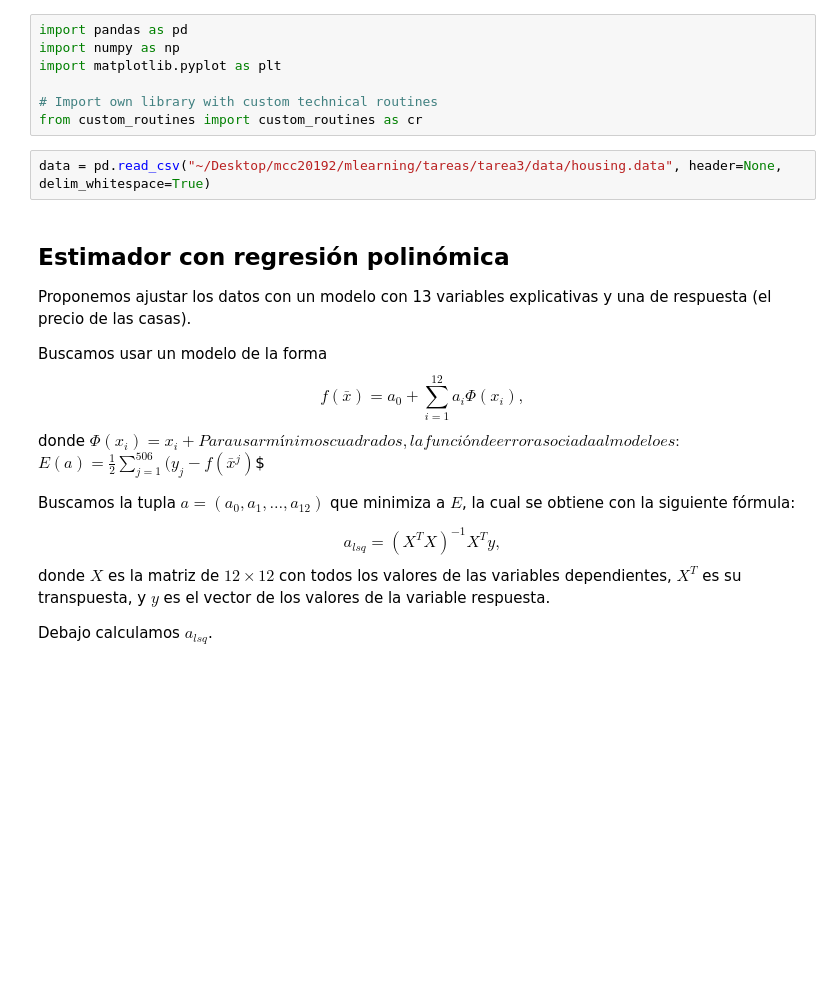
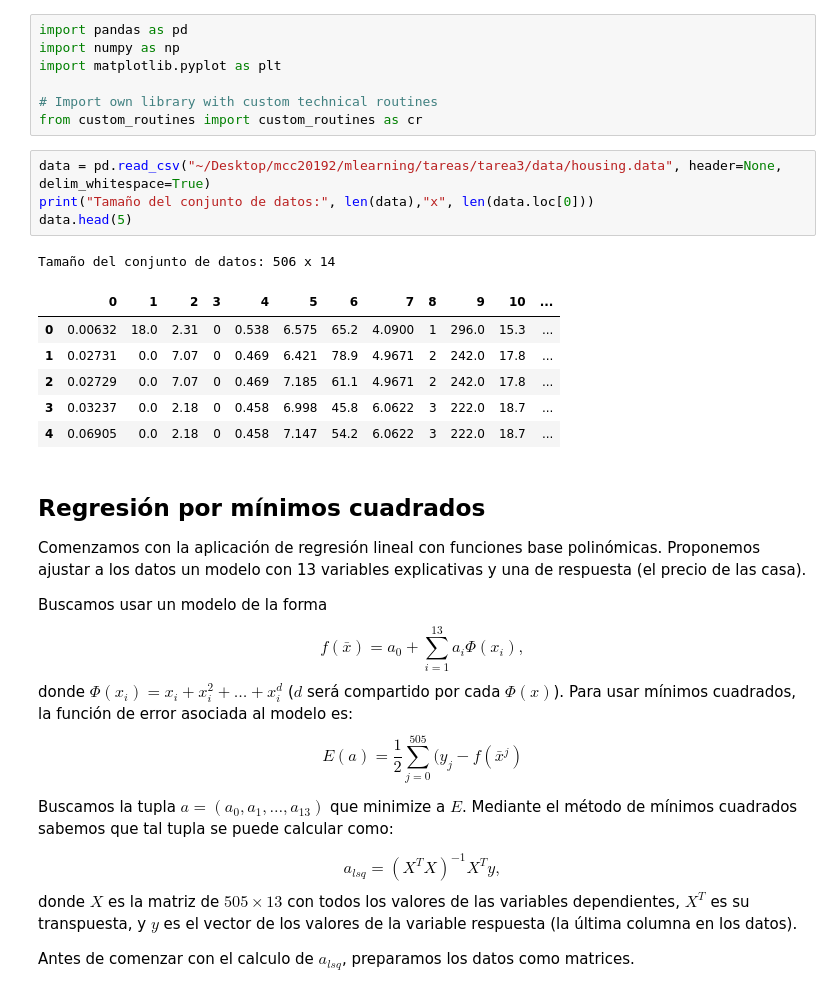
Before and after one commit to erickgrm/machine-learning, a Jupyter notebook: tareas/tarea3/problema1_t2.ipynb, the cells around one changed output. Saved outputs shown, nothing was run; the diff lists cells and outputs as text; blank space fills up the shorter version.

```diff
--- a/tareas/tarea3/problema1_t2.ipynb
+++ b/tareas/tarea3/problema1_t2.ipynb
@@ -9,19 +12,29 @@ import matplotlib.pyplot as plt
 from custom_routines import custom_routines as cr
 # %%
 data = pd.read_csv("~/Desktop/mcc20192/mlearning/tareas/tarea3/data/housing.data", header=None, delim_whitespace=True)
+print("Tamaño del conjunto de datos:", len(data),"x", len(data.loc[0]))
+data.head(5)
+# %% [output]
+Tamaño del conjunto de datos: 506 x 14
+|  | 0 | 1 | 2 | 3 | 4 | 5 | 6 | 7 | 8 | 9 | 10 | ... |
+| 0 | 0.00632 | 18.0 | 2.31 | 0 | 0.538 | 6.575 | 65.2 | 4.0900 | 1 | 296.0 | 15.3 | ... |
+| 1 | 0.02731 | 0.0 | 7.07 | 0 | 0.469 | 6.421 | 78.9 | 4.9671 | 2 | 242.0 | 17.8 | ... |
+| 2 | 0.02729 | 0.0 | 7.07 | 0 | 0.469 | 7.185 | 61.1 | 4.9671 | 2 | 242.0 | 17.8 | ... |
+| 3 | 0.03237 | 0.0 | 2.18 | 0 | 0.458 | 6.998 | 45.8 | 6.0622 | 3 | 222.0 | 18.7 | ... |
+| 4 | 0.06905 | 0.0 | 2.18 | 0 | 0.458 | 7.147 | 54.2 | 6.0622 | 3 | 222.0 | 18.7 | ... |
 # %% [markdown]
-## Estimador con regresión polinómica
-Proponemos ajustar los datos con un modelo con 13 variables explicativas y una de respuesta (el precio de las casas).
+## Regresión por mínimos cuadrados
+Comenzamos con la aplicación de regresión lineal con funciones base polinómicas. Proponemos ajustar a los datos un modelo con 13 variables explicativas y una de respuesta (el precio de las casa).
 
 Buscamos usar un modelo de la forma
-$$ f(\bar x) = a_0+\sum_{i=1}^{12} a_i\Phi(x_i),$$
-donde $\Phi(x_i) = x_i +
+$$ f(\bar x) = a_0+\sum_{i=1}^{13} a_i\Phi(x_i),$$
+donde $\Phi(x_i) = x_i + x_i^2+\dots + x_i^d$ ($d$ será compartido por cada $\Phi(x)$).
 Para usar mínimos cuadrados, la función de error asociada al modelo es:
-$$ E(a) = \frac{1}{2}\sum_{j=1}^{506} (y_j-f(\bar x^j)$$
+$$ E(a) = \frac{1}{2}\sum_{j=0}^{505} (y_j-f(\bar x^j)$$
 
-Buscamos la tupla $a = (a_0,a_1,\dots, a_{12})$ que minimiza a $E$, la cual se obtiene con la siguiente fórmula:
+Buscamos la tupla $a = (a_0,a_1,\dots, a_{13})$ que minimize a $E$. Mediante el método de mínimos cuadrados sabemos que tal tupla se puede calcular como:
 
 $$ a_{lsq} = (X^TX)^{-1}X^Ty,$$
-donde $X$ es la matriz de $12\times 12$ con todos los valores de las variables dependientes, $X^T$ es su transpuesta, y $y$ es el vector de los valores de la variable respuesta.
+donde $X$ es la matriz de $505\times 13$ con todos los valores de las variables dependientes, $X^T$ es su transpuesta, y $y$ es el vector de los valores de la variable respuesta (la última columna en los datos).
 
-Debajo calculamos $a_{lsq}$.
+Antes de comenzar con el calculo de $a_{lsq}$, preparamos los datos como matrices.
```
Also changed, not shown: parts of 20 cells of this notebook, 6 other files.
